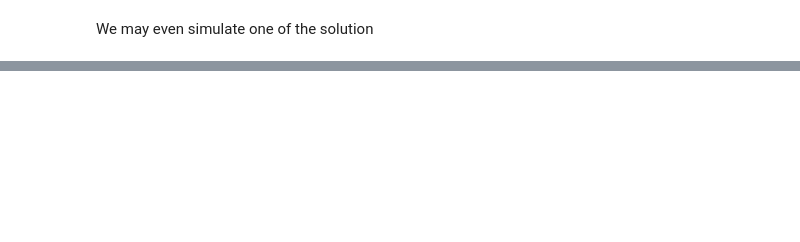
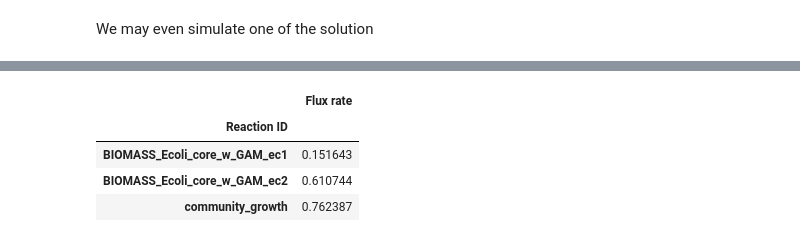
Before and after one commit to vmspereira/MEWpy, a Jupyter notebook: examples/09-crossfeeding.ipynb, the cells around one changed output, grey strips where cells are left out. Cells and saved outputs as stored; diff of their text form; code cells hidden in the pictures; blank space fills up the shorter version.

```diff
--- a/examples/09-crossfeeding.ipynb
+++ b/examples/09-crossfeeding.ipynb
@@ -287,0 +267,8 @@ solution
+# %%
+problem.simulate(solution=solution.values,method='FBA').find('BIOMASS|growth',show_nulls=True)
+# %% [output]
+|  | Flux rate |
+| Reaction ID |  |
+| BIOMASS_Ecoli_core_w_GAM_ec1 | 0.151643 |
+| BIOMASS_Ecoli_core_w_GAM_ec2 | 0.610744 |
+| community_growth | 0.762387 |
```
Also changed, not shown: parts of 22 cells of this notebook, 6 other files.
